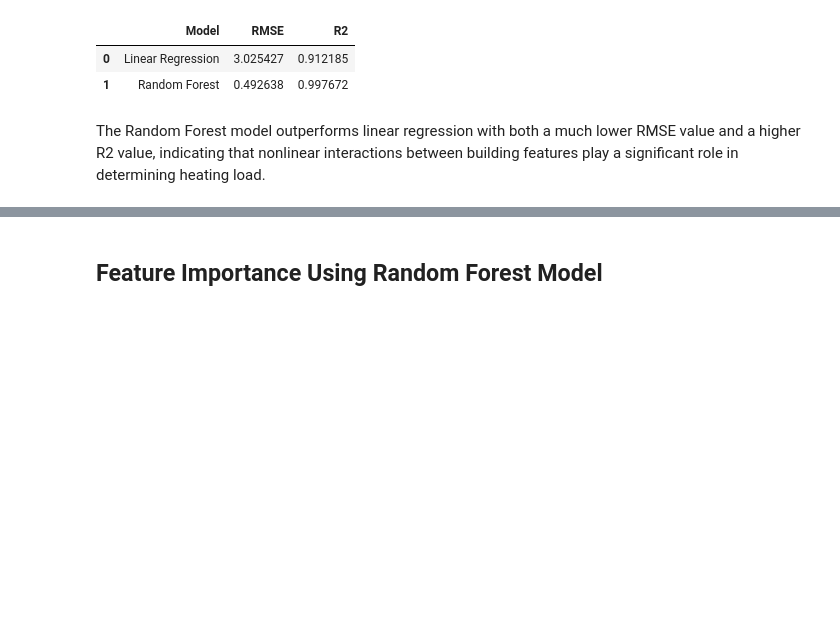
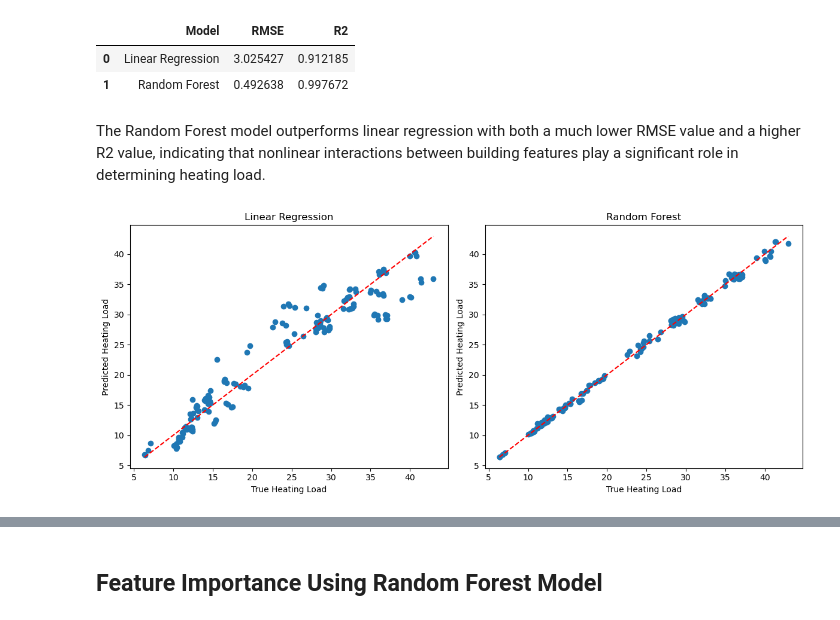
Before and after one commit to RT323/ml-mech-portfolio, a Jupyter notebook: projects/01-energy-efficiency-regression/notebooks/01_energy_efficiency_regression.ipynb, the cells around one changed output, grey strips where cells are left out. Cells and saved outputs as stored; diff of their text form; code cells hidden in the pictures; blank space fills up the shorter version.

```diff
--- a/projects/01-energy-efficiency-regression/notebooks/01_energy_efficiency_regression.ipynb
+++ b/projects/01-energy-efficiency-regression/notebooks/01_energy_efficiency_regression.ipynb
@@ -332,3 +375,82 @@ results
 | 1 | Random Forest | 0.492638 | 0.997672 |
 # %% [markdown]
 The Random Forest model outperforms linear regression with both a much lower RMSE value and a higher R2 value, indicating that nonlinear interactions between building features play a significant role in determining heating load.
+# %%
+import pandas as pd
+import numpy as np
+import matplotlib.pyplot as plt
+from sklearn.linear_model import LinearRegression
+from sklearn.ensemble import RandomForestRegressor
+from sklearn.pipeline import Pipeline
+from sklearn.preprocessing import StandardScaler
+from sklearn.metrics import mean_squared_error, r2_score
+
+df = pd.read_excel("../data/raw/energy_efficiency.xlsx")
+df.columns = [
+    "Relative Compactness",
+    "Surface Area",
+    "Wall Area",
+    "Roof Area",
+    "Overall Height",
+    "Orientation",
+    "Glazing Area",
+    "Glazing Area Distribution",
+    "Heating Load",
+    "Cooling Load"
+]
+
+from sklearn.model_selection import train_test_split
+
+X = df.drop(columns=["Heating Load", "Cooling Load"])
+y = df["Heating Load"]
+
+X_train, X_test, y_train, y_test = train_test_split(
+    X, y, test_size = 0.2, random_state=42
+)
+
+fig, axes = plt.subplots(1, 2, figsize=(12, 5))
+
+# Linear Regression
+linreg_pipeline = Pipeline([
+    ("scaler", StandardScaler()),
+    ("model", LinearRegression())
+])
+
+linreg_pipeline.fit(X_train, y_train)
+
+y_pred_lr = linreg_pipeline.predict(X_test)
+
+axes[0].scatter(y_test, y_pred_lr)
+axes[0].plot(
+    [y_test.min(), y_test.max()],
+    [y_test.min(), y_test.max()],
+    "r--"
+)
+axes[0].set_title("Linear Regression")
+axes[0].set_xlabel("True Heating Load")
+axes[0].set_ylabel("Predicted Heating Load")
+
+# Random Forest
+rf_model = RandomForestRegressor(
+    n_estimators = 200,
+    random_state = 42
+)
+
+rf_model.fit(X_train, y_train)
+
+y_pred_rf = rf_model.predict(X_test)
+
+axes[1].scatter(y_test, y_pred_rf)
+axes[1].plot(
+    [y_test.min(), y_test.max()],
+    [y_test.min(), y_test.max()],
+    "r--"
+)
+axes[1].set_title("Random Forest")
+axes[1].set_xlabel("True Heating Load")
+axes[1].set_ylabel("Predicted Heating Load")
+
+plt.tight_layout()
+plt.show()
+# %% [output]
+[figure, added]
```
Also changed, not shown: parts of 4 cells of this notebook.
